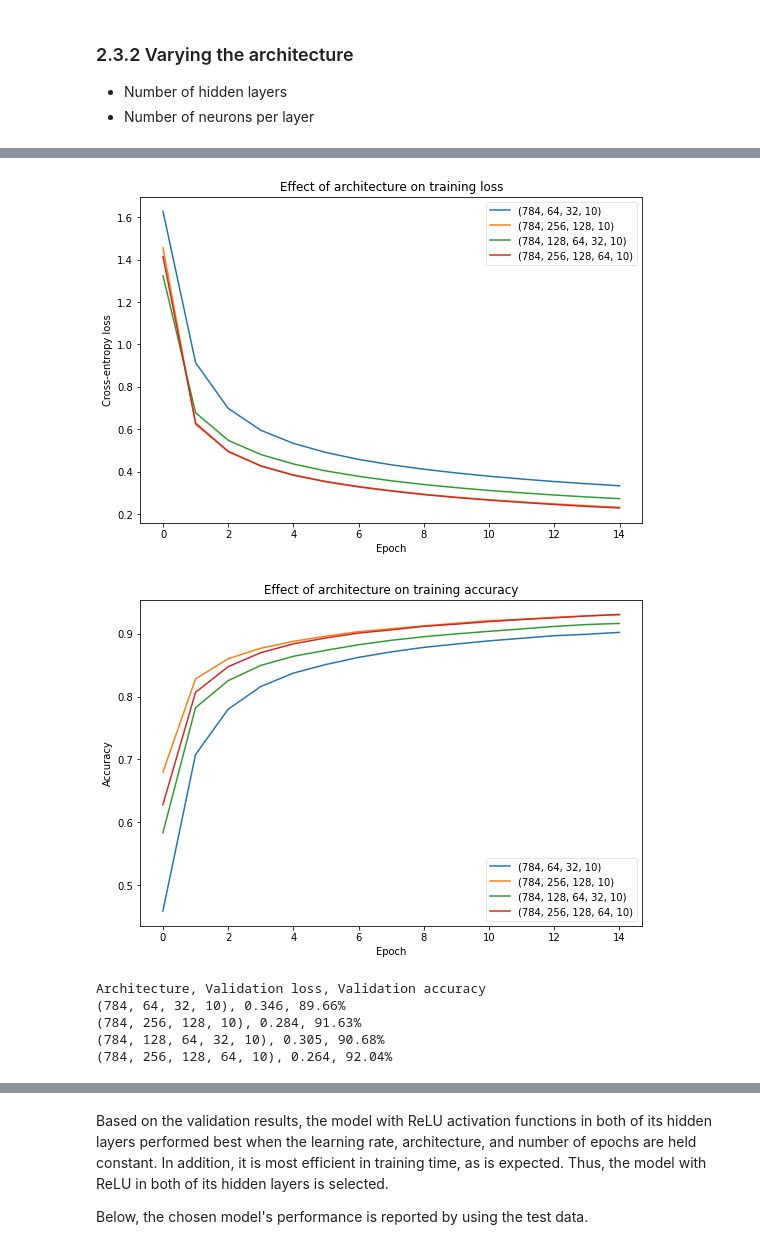
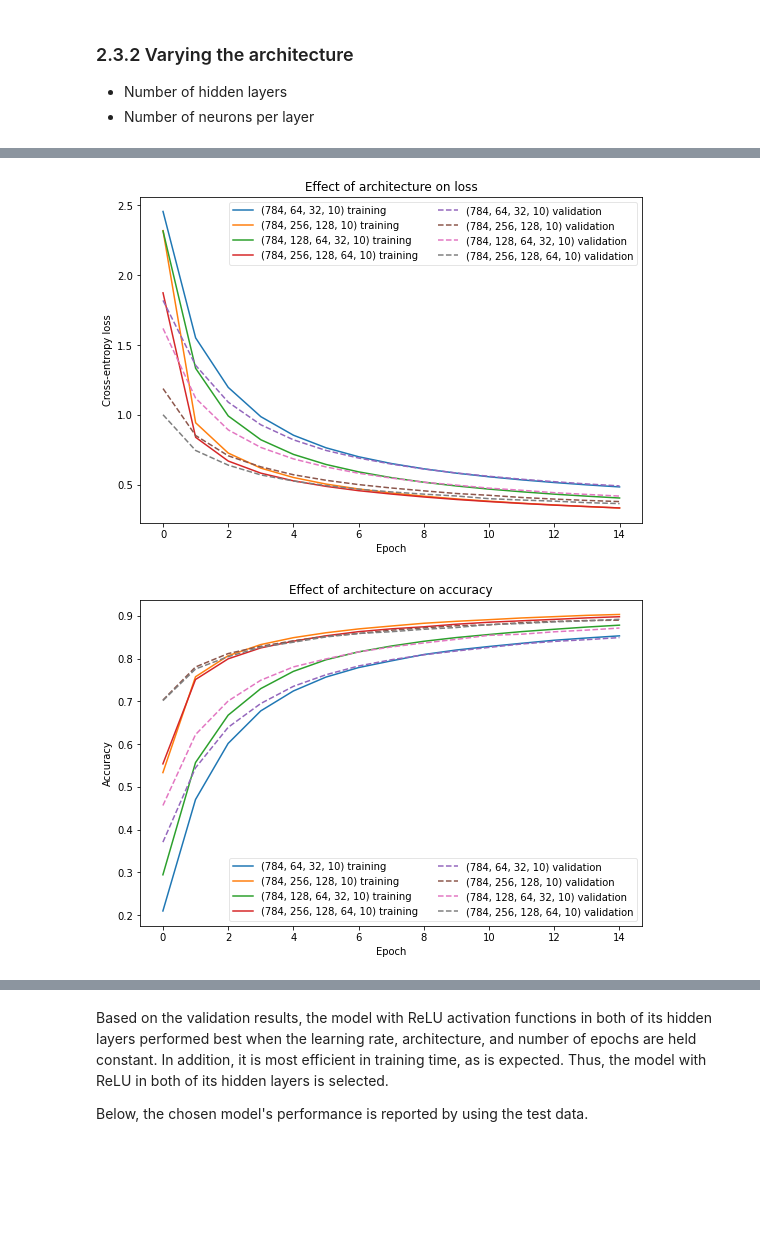
Before and after one commit to vtd9/multilayer-perceptron, a Jupyter notebook: HW1.ipynb, the cells around one changed output, grey strips where cells are left out. Drawn from its saved outputs; the diff is of its cells as text; code cells hidden in the pictures; blank space fills up the shorter version.

```diff
--- a/HW1.ipynb
+++ b/HW1.ipynb
@@ -111,15 +113,10 @@ activ_fns = (Activation.relu, Activation.relu, Activation.softmax)
 p_128_64 = Perceptron(dims, activ_fns, Loss.cross_entropy)
 
 # Different learning rates to test
-lr_train = {}
-lr_valid = {}
+lr_result = {}
 lrs = (1e-4, 5e-4, 0.001, 0.005, 0.01)
 for lr in lrs:
   p_128_64.reset() # Reinitialize parameters
-  lr_train[lr] = Utility.train_epochs(p_128_64, mnist_set, lr,
-    epochs, batch, verbose=False)
-
-  # At end of each model's training, validate
-  valid_gen = mnist_set.make_batches(batch, 'valid')
-  lr_valid[lr] = p_128_64.pass_data(valid_gen, lr, batch, train_mode=False)
+  lr_result[lr] = Utility.train_epochs(p_128_64, mnist_set, lr,
+    epochs, batch, verbose=True)
 # %% [output]
@@ -178,25 +173,20 @@ Accuracy: 93.1%
 *   Number of neurons per layer
 # %%
 # Define different architectures to try
-lr_fixed = 0.001
-arch_train = {}
-arch_valid = {}
+lr_fixed = 0.002
+arch_result = {}
 dims_set = ((width*width, 64, 32, 10),
-            (width*width, 256, 128, 10),
-            (width*width, 128, 64, 32, 10),
-            (width*width, 256, 128, 64, 10))
+  (width*width, 256, 128, 10),
+  (width*width, 128, 64, 32, 10),
+  (width*width, 256, 128, 64, 10))
 activ_fns_set = ((Activation.relu, Activation.relu, Activation.softmax),
-                 (Activation.relu, Activation.relu, Activation.softmax),
-                 (Activation.relu, Activation.relu, Activation.relu, Activation.softmax),
-                 (Activation.relu, Activation.relu, Activation.relu, Activation.softmax))
+  (Activation.relu, Activation.relu, Activation.softmax),
+  (Activation.relu, Activation.relu, Activation.relu, Activation.softmax),
+  (Activation.relu, Activation.relu, Activation.relu, Activation.softmax))
 
 # Train models
 for dims, activ_fns in zip(dims_set, activ_fns_set):
   p = Perceptron(dims, activ_fns, Loss.cross_entropy)
-  arch_train[dims] = Utility.train_epochs(p, mnist_set, lr_fixed,
+  arch_result[dims] = Utility.train_epochs(p, mnist_set, lr_fixed,
     epochs, batch, verbose=False)
-
-  # After training a model, validate
-  valid_gen = mnist_set.make_batches(batch, 'valid')
-  arch_valid[dims] = p.pass_data(valid_gen, lr_fixed, batch, train_mode=False)
 # %% [output]
@@ -224,28 +200,18 @@ Exception: Loss has become NaN or infinity! Stop training.
 # %%
 # Plot loss for the different architectures tried
-Utility.plot_results([arch_train[_][0] for _ in dims_set],
-                     labels=[str(dims) for dims in dims_set],
-                     ylabel='Cross-entropy loss',
-                     title='Effect of architecture on training loss')
+Utility.plot_results([arch_result[_][0] for _ in dims_set],
+    [arch_result[_][2] for _ in dims_set],
+    labels=[str(dims) for dims in dims_set],
+    label_append=' training', ylabel='Cross-entropy loss',
+    title='Effect of architecture on loss')
 # %% [output]
-[figure, old version]
+[figure, new version]
 # %%
 # Plot accuracy for different architectures tried
-Utility.plot_results([arch_train[_][1] for _ in dims_set],
-                     labels=[str(dims) for dims in dims_set],
-                     ylabel='Accuracy',
-                     title='Effect of architecture on training accuracy')
+Utility.plot_results([arch_result[_][1] for _ in dims_set],
+    [arch_result[_][3] for _ in dims_set],
+    labels=[str(dims) for dims in dims_set],
+    label_append=' training', ylabel='Accuracy',
+    title='Effect of architecture on accuracy')
 # %% [output]
-[figure, old version]
+[figure, new version]
-# %%
-# Validating: architecture vs. loss
-print('Architecture, Validation loss, Validation accuracy')
-for dims in dims_set:
-    print('{}, {:5.3f}, {:.1f}%'.format(dims, arch_valid[dims][0],
-        arch_valid[dims][1]*100))
-# %% [output]
-Architecture, Validation loss, Validation accuracy
-(784, 64, 32, 10), 0.346, 89.66%
-(784, 256, 128, 10), 0.284, 91.63%
-(784, 128, 64, 32, 10), 0.305, 90.68%
-(784, 256, 128, 64, 10), 0.264, 92.04%
```
Also changed, not shown: parts of 31 cells of this notebook, 5 other files.
